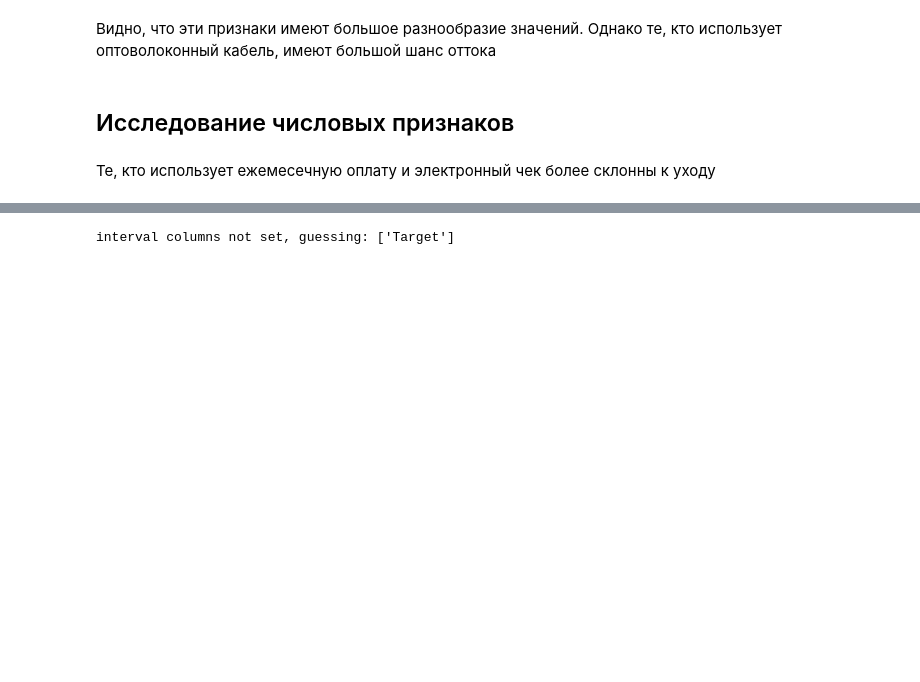
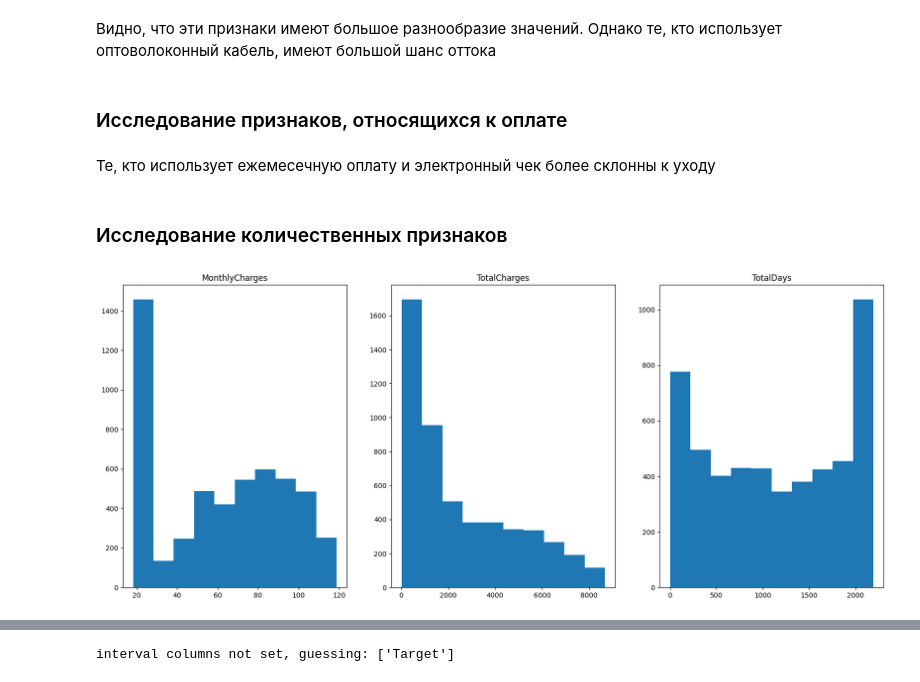
Before and after one commit to tooyoungforthis/lab_1, a Jupyter notebook: main.ipynb, the cells around one changed output, grey strips where cells are left out. Saved outputs shown, nothing was run; the diff lists cells and outputs as text; code cells hidden in the pictures; blank space fills up the shorter version.

```diff
--- a/main.ipynb
+++ b/main.ipynb
@@ -597,10 +610,33 @@ bar('StreamingMovies')
 # %% [markdown]
 Видно, что эти признаки имеют большое разнообразие значений. Однако те, кто использует оптоволоконный кабель, имеют большой шанс оттока
 # %% [markdown]
-## Исследование числовых признаков
+### Исследование признаков, относящихся к оплате
 # %%
 bar('Type')
 bar('PaperlessBilling')
 bar('PaymentMethod')
 # %% [markdown]
 Те, кто использует ежемесечную оплату и электронный чек более склонны к уходу
+# %% [markdown]
+### Исследование количественных признаков
+# %%
+numeric_columns = ['MonthlyCharges', 'TotalCharges', 'TotalDays']
+
+
+def plot_numerical(df):
+    cols = 3
+    rows = 1
+
+    plt.figure(figsize=(20, 8))
+
+    idx = 0
+    for column in numeric_columns:
+        idx += 1
+
+        plt.subplot(rows, cols, idx)
+        plt.hist(df[column])
+        plt.title(column)
+# %%
+plot_numerical(data_final[data_final['Target'] == 0])
+# %% [output]
+[figure, added]
```
Also changed, not shown: parts of 49 cells of this notebook.
